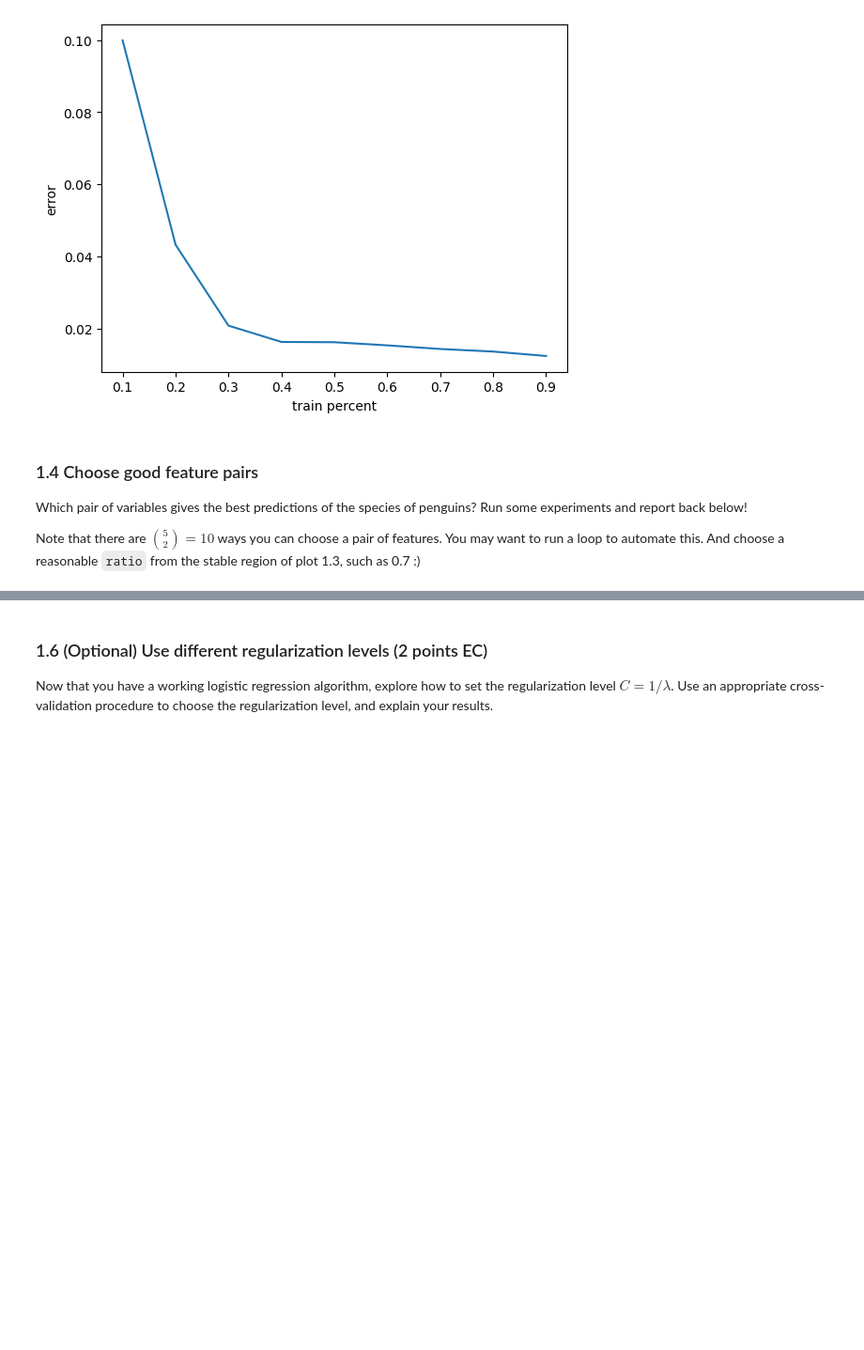
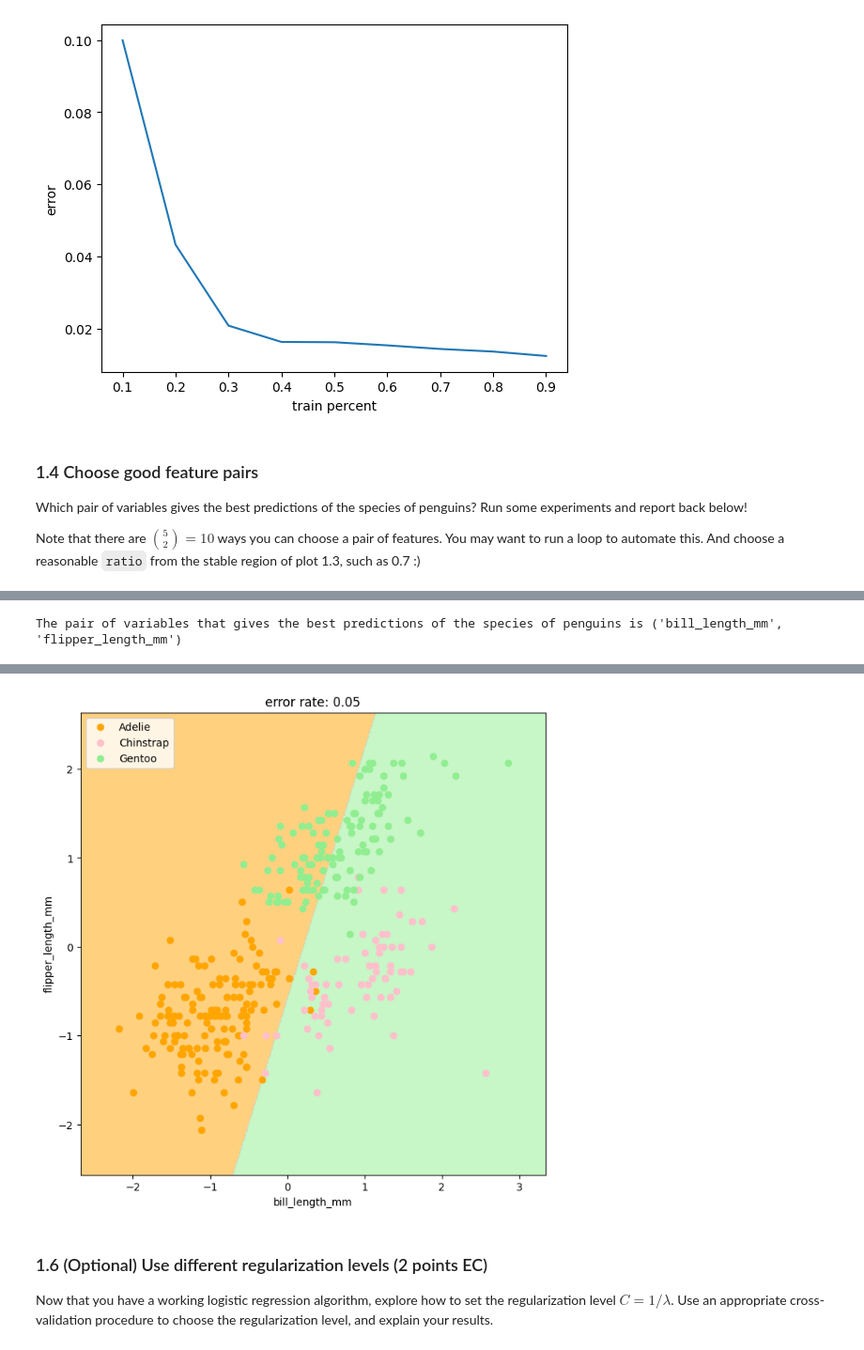
Before and after one commit to yuhanqianns94/Intro-to-ML, a Jupyter notebook: assignments/assn2/assn2.ipynb, the cells around one changed output, grey strips where cells are left out. Shown at 94% size. Cells and saved outputs as stored; diff of their text form; code cells hidden in the pictures; blank space fills up the shorter version.

```diff
--- a/assignments/assn2/assn2.ipynb
+++ b/assignments/assn2/assn2.ipynb
@@ -268,3 +268,10 @@ plt.show()
 Which pair of variables gives the best predictions of the species of penguins? Run some experiments and report back below!
 
 Note that there are ${5 \choose 2} = 10$ ways you can choose a pair of features. You may want to run a loop to automate this. And choose a reasonable `ratio` from the stable region of plot 1.3, such as 0.7 :)
+# %%
+for i in range(len(columns)):
+  for j in range(i+1,len(columns)):
+    print(columns[i],columns[j])
+i = 0
+j = 1
+X[[columns[j],columns[i]]]
@@ -271,11 +302,16 @@ Note that there are ${5 \choose 2} = 10$ ways you can choose a pair of features.
 # %%
 # todo:
 # your code starts here
+err_rate = {}
 for i in range(len(columns)):
   for j in range(i+1,len(columns)):
-    lr_error_rate.append(get_err_rate(X, y, 0.9, trials))
+    err_rate[(columns[i],columns[j])]=get_err_rate(X[[columns[i],columns[j]]], y, 0.9, trials)
 
+min_key = min(err_rate, key=err_rate.get)
+print('The pair of variables that gives the best predictions of the species of penguins is', min_key)
 # your code ends here
+# %% [output]
+The pair of variables that gives the best predictions of the species of penguins is ('bill_length_mm', 'flipper_length_mm')
 # %% [markdown]
 ### 1.5 Visualize the decision boundries
 
@@ -315,6 +351,9 @@ def plot_decision_boundaries(X, y, model, error):
     plt.ylabel(X.columns[1])
 # %%
 # Your code and markdown here
+plot_decision_boundaries(X[[min_key[0],min_key[1]]],y,lr,err_rate[min_key])
+# %% [output]
+[figure, added]
 # %% [markdown]
 ### 1.6 (Optional) Use different regularization levels (2 points EC)
 
```
Also changed, not shown: parts of 1 cell of this notebook.
